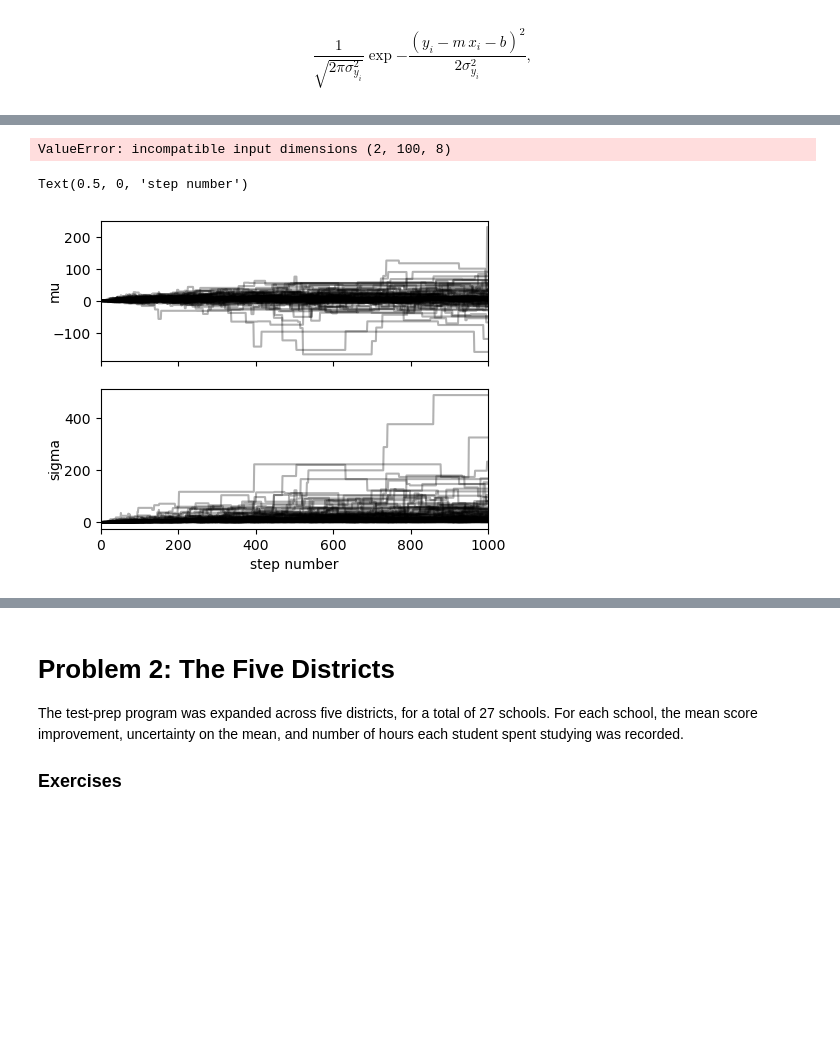
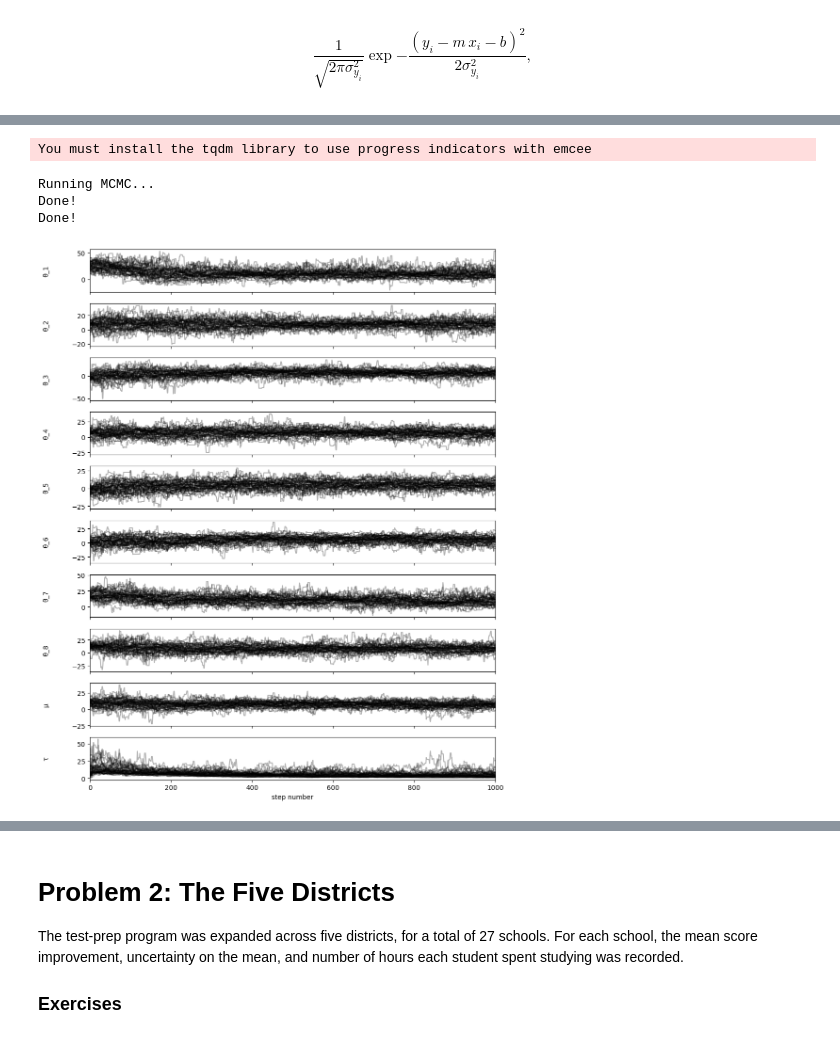
Before and after one commit to nassmohammed/Session-23, a Jupyter notebook: Day4/Day4_HBayes.ipynb, the cells around one changed output, grey strips where cells are left out. Cells and saved outputs as stored; diff of their text form; code cells hidden in the pictures; blank space fills up the shorter version.

```diff
--- a/Day4/Day4_HBayes.ipynb
+++ b/Day4/Day4_HBayes.ipynb
@@ -135,8 +166,16 @@ def lnprob(theta, y, y_unc):
 # %%
-ndim, nwalkers = 8, 100
-mu0 = np.random.rand(nwalkers, 8)
-sigma0 = np.random.rand(nwalkers, 8)
-p0 = np.stack([mu0, sigma0])
+ndim, nwalkers = 10, 50
+# Initialize walkers
+# theta_i (school effects) around observed values
+theta_init = np.random.normal(np.array(df['delta S']), 5, size=(nwalkers, 8))
+# mu (population mean) around overall mean
+mu_init = np.random.normal(np.mean(df['delta S']), 5, size=(nwalkers, 1))
+# tau (population scale) as positive values
+tau_init = np.random.exponential(10, size=(nwalkers, 1))
+
+# Combine into initial positions
+p0 = np.hstack([theta_init, mu_init, tau_init])
+
 import emcee
 # %%
 np.hstack([np.random.rand(1, 8),  np.random.rand(1, 8)])
@@ -148,24 +187,34 @@ array([[0.28249882, 0.30855357, 0.37675607, 0.53310792, 0.48077024,
 # %%
-sampler = emcee.EnsembleSampler(nwalkers, ndim, lnprob, args=(df['delta S'], df['sigma']))
-sampler.run_mcmc(p0, 1000)
+sampler = emcee.EnsembleSampler(nwalkers, ndim, lnprob,
+                                args=(np.array(df['delta S']), np.array(df['sigma'])))
+
+print("Running MCMC...")
+sampler.run_mcmc(p0, 1000, progress=True)
+print("Done!")
 # %% [output]
-ValueError: incompatible input dimensions (2, 100, 8)
+You must install the tqdm library to use progress indicators with emcee
+Running MCMC...
+Done!
+Done!
 # %%
 def plot_chains(ax, samples, i, labels):
     ax.plot(samples[:, :, i], "k", alpha=0.3)
     ax.set_xlim(0, len(samples))
     ax.set_ylabel(labels[i])
     ax.yaxis.set_label_coords(-0.1, 0.5)
 
-fig, axes = plt.subplots(2, figsize=(5, 4), sharex=True)
+# Plot chains for all parameters
+fig, axes = plt.subplots(10, figsize=(10, 12), sharex=True)
 samples = sampler.get_chain()
-labels = ["mu", "sigma"]
+labels = [f"θ_{i+1}" for i in range(8)] + ["μ", "τ"]
+
 for i in range(ndim):
     plot_chains(axes[i], samples, i, labels)
 
 axes[-1].set_xlabel("step number")
+plt.tight_layout()
+plt.show()
 # %% [output]
-Text(0.5, 0, 'step number')
-[figure, old version]
+[figure, new version]
 # %%
 import corner
```
Also changed, not shown: parts of 8 cells of this notebook.
